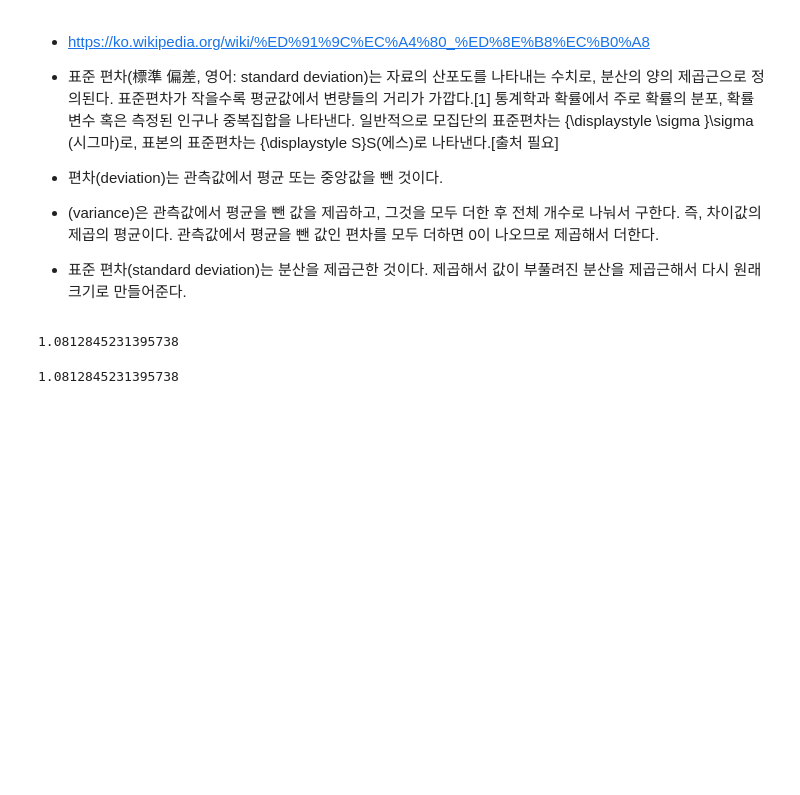
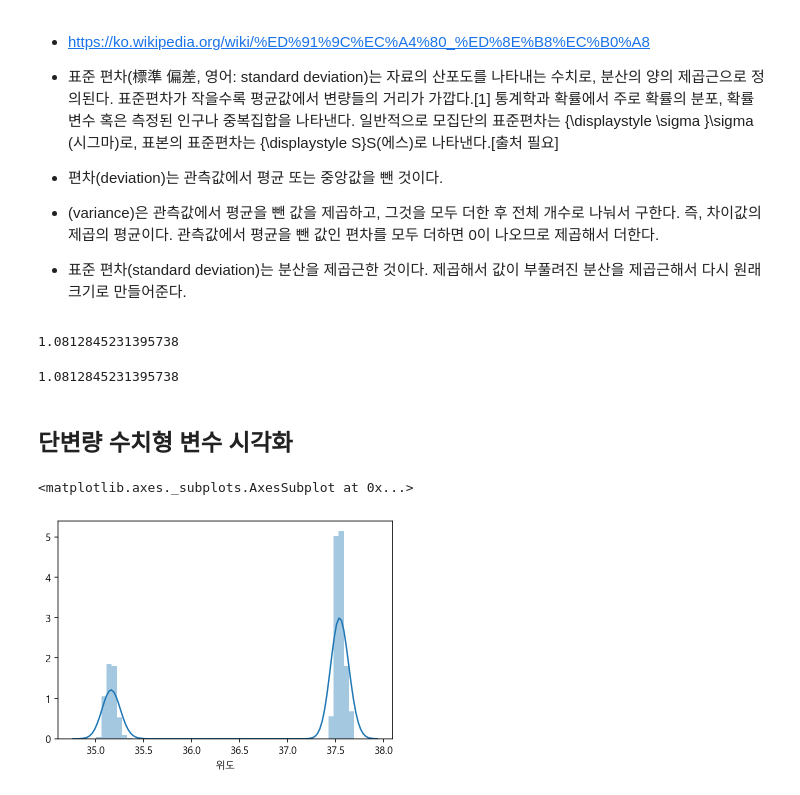
Before and after one commit to cho-jae-seong/Data_Analysis, a Jupyter notebook: Store_Data_Analysis.ipynb, the cells around one changed output. Cells and saved outputs as stored; diff of their text form; code cells hidden in the pictures; blank space fills up the shorter version.

```diff
--- a/Store_Data_Analysis.ipynb
+++ b/Store_Data_Analysis.ipynb
@@ -604,3 +604,12 @@ np.sqrt(df["위도"].var())
 df["위도"].std()
 # %% [output]
 1.0812845231395738
+# %% [markdown]
+## 단변량 수치형 변수 시각화
+# %%
+# 위도의 distplot 을 그립니다.
+
+sns.distplot(df["위도"],bins=50)
+# %% [output]
+<matplotlib.axes._subplots.AxesSubplot at 0x...>
+[figure, added]
```
Also changed, not shown: parts of 35 cells of this notebook.
